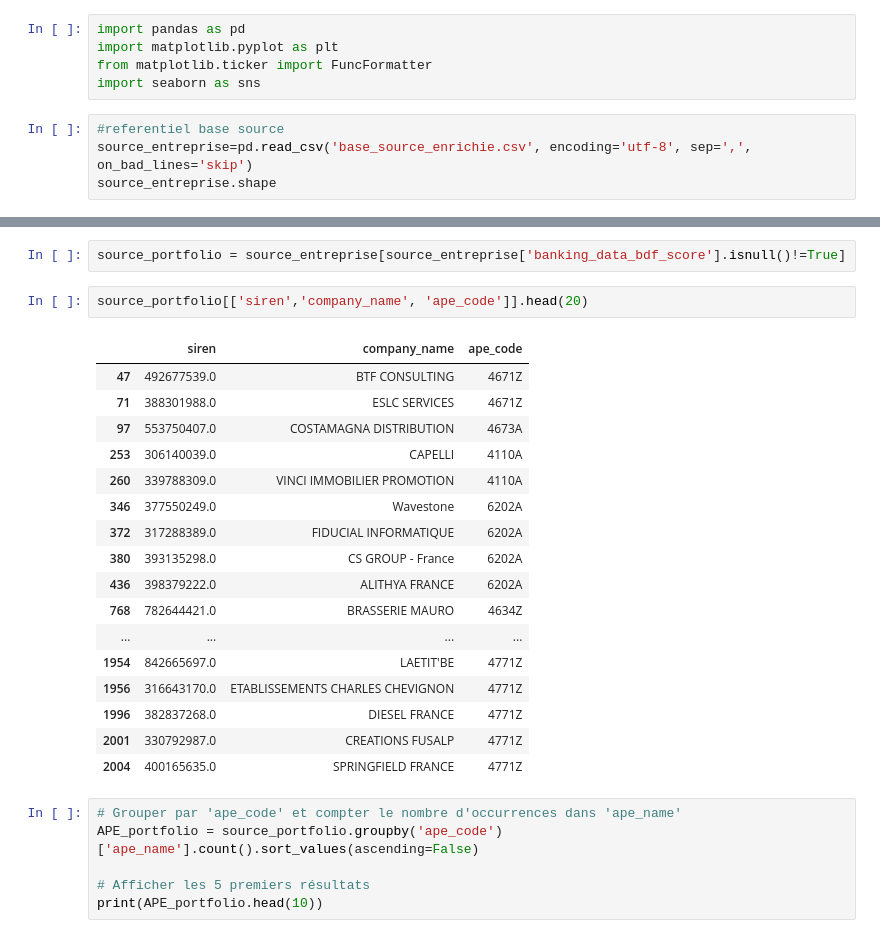
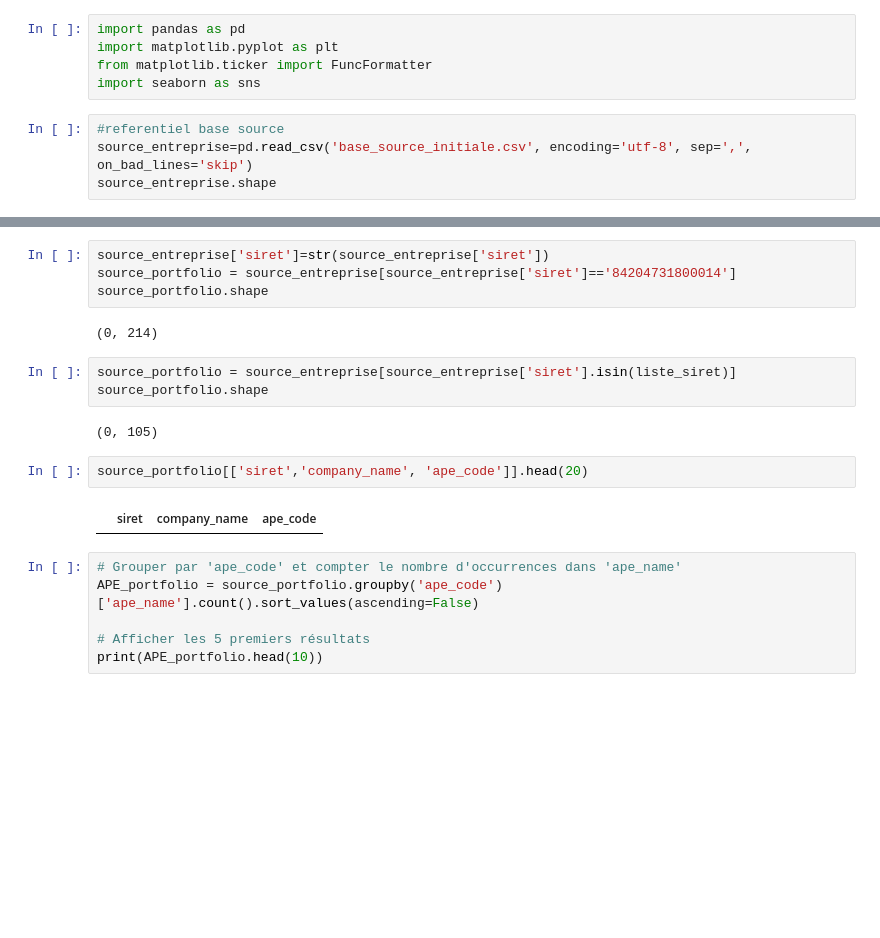
Before and after one commit to christin1977/models_classification, a Jupyter notebook: analyse_portefeuille.ipynb, the cells around one changed output, grey strips where cells are left out. Saved outputs shown, nothing was run; the diff lists cells and outputs as text; blank space fills up the shorter version.

```diff
--- a/analyse_portefeuille.ipynb
+++ b/analyse_portefeuille.ipynb
@@ -5,6 +5,6 @@ from matplotlib.ticker import FuncFormatter
 import seaborn as sns
 # %%
 #referentiel base source
-source_entreprise=pd.read_csv('base_source_enrichie.csv', encoding='utf-8', sep=',', on_bad_lines='skip')
+source_entreprise=pd.read_csv('base_source_initiale.csv', encoding='utf-8', sep=',', on_bad_lines='skip')
 source_entreprise.shape
 # %% [output]
@@ -14,25 +44,18 @@ liste_siret=['84204731800014','84236050500015','37787010000023','37958790006692'
-# %%
-source_portfolio = source_entreprise[source_entreprise['banking_data_bdf_score'].isnull()!=True]
+# %%
+source_entreprise['siret']=str(source_entreprise['siret'])
+source_portfolio = source_entreprise[source_entreprise['siret']=='84204731800014']
+source_portfolio.shape
+# %% [output]
+(0, 214)
+# %%
+source_portfolio = source_entreprise[source_entreprise['siret'].isin(liste_siret)]
+source_portfolio.shape
+# %% [output]
+(0, 105)
 # %%
-source_portfolio[['siren','company_name', 'ape_code']].head(20)
+source_portfolio[['siret','company_name', 'ape_code']].head(20)
 # %% [output]
-|  | siren | company_name | ape_code |
-| 47 | 492677539.0 | BTF CONSULTING | 4671Z |
-| 71 | 388301988.0 | ESLC SERVICES | 4671Z |
-| 97 | 553750407.0 | COSTAMAGNA DISTRIBUTION | 4673A |
-| 253 | 306140039.0 | CAPELLI | 4110A |
-| 260 | 339788309.0 | VINCI IMMOBILIER PROMOTION | 4110A |
-| 346 | 377550249.0 | Wavestone | 6202A |
-| 372 | 317288389.0 | FIDUCIAL INFORMATIQUE | 6202A |
-| 380 | 393135298.0 | CS GROUP - France | 6202A |
-| 436 | 398379222.0 | ALITHYA FRANCE | 6202A |
-| 768 | 782644421.0 | BRASSERIE MAURO | 4634Z |
-| ... | ... | ... | ... |
-| 1954 | 842665697.0 | LAETIT'BE | 4771Z |
-| 1956 | 316643170.0 | ETABLISSEMENTS CHARLES CHEVIGNON | 4771Z |
-| 1996 | 382837268.0 | DIESEL FRANCE | 4771Z |
-| 2001 | 330792987.0 | CREATIONS FUSALP | 4771Z |
-| 2004 | 400165635.0 | SPRINGFIELD FRANCE | 4771Z |
+|  | siret | company_name | ape_code |
 # %%
 # Grouper par 'ape_code' et compter le nombre d'occurrences dans 'ape_name'
 APE_portfolio = source_portfolio.groupby('ape_code')['ape_name'].count().sort_values(ascending=False)
```
Also changed, not shown: parts of 3 cells of this notebook, 18 other files.
